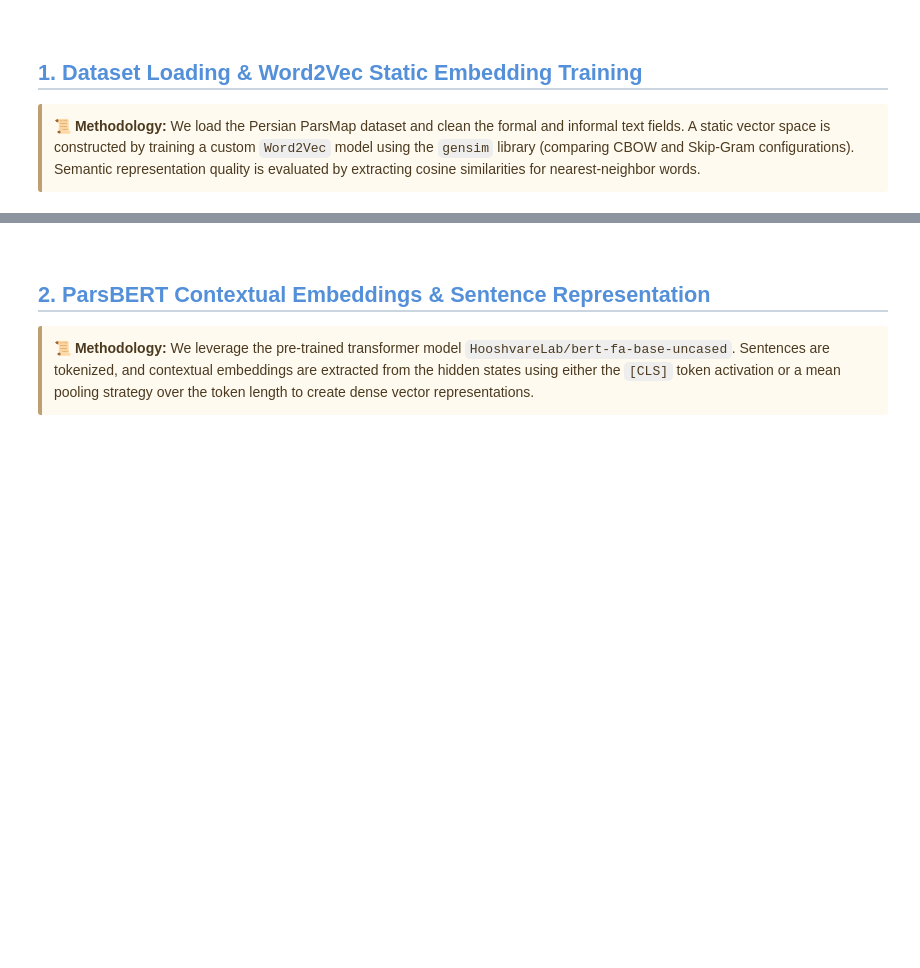
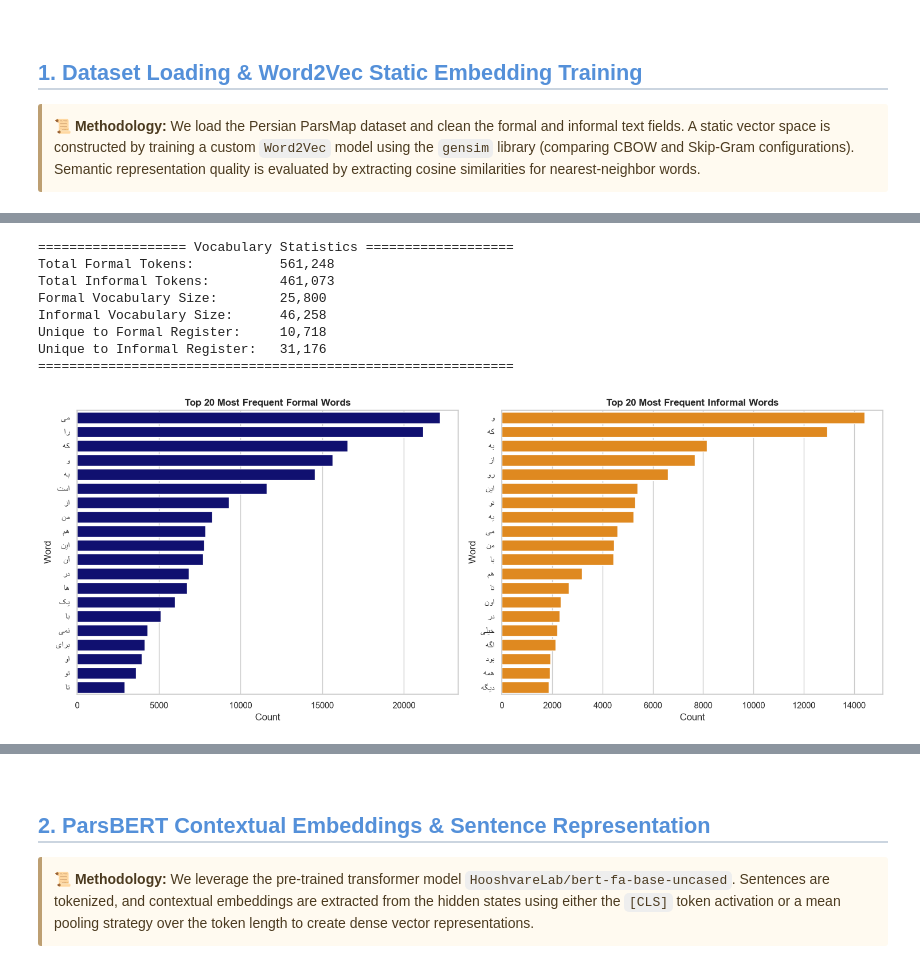
Before and after one commit to Parsa-Saeednia/UT-DataScience-Spring2026, a Jupyter notebook: Assignments/CA5/task2_Semantic_Equivalence_in_Formal_Informal_Persian.ipynb, the cells around one changed output, grey strips where cells are left out. Drawn from its saved outputs; the diff is of its cells as text; code cells hidden in the pictures; blank space fills up the shorter version.

```diff
--- a/Assignments/CA5/task2_Semantic_Equivalence_in_Formal_Informal_Persian.ipynb
+++ b/Assignments/CA5/task2_Semantic_Equivalence_in_Formal_Informal_Persian.ipynb
@@ -32,0 +131,79 @@
+# %%
+from collections import Counter
+import matplotlib.pyplot as plt
+import seaborn as sns
+import pandas as pd
+import re
+
+def analyze_vocabularies(df):
+    """
+    Builds formal and informal vocabularies, computes unique and top-20 terms,
+    and visualizes top frequencies for each register.
+    """
+    # Simple regex word tokenizer (preserves Persian characters)
+    def tokenize(text):
+        return re.findall(r'[\w\u0600-\u06FF]+', str(text))
+
+    # Generate token lists
+    formal_tokens = [token for text in df['formalForm'] for token in tokenize(text)]
+    informal_tokens = [token for text in df['inFormalForm'] for token in tokenize(text)]
+
+    # Calculate token frequencies
+    formal_counts = Counter(formal_tokens)
+    informal_counts = Counter(informal_tokens)
+
+    formal_vocab = set(formal_counts.keys())
+    informal_vocab = set(informal_counts.keys())
+
+    # Compute uniqueness
+    unique_formal = formal_vocab - informal_vocab
+    unique_informal = informal_vocab - formal_vocab
+
+    print("=================== Vocabulary Statistics ===================")
+    print(f"Total Formal Tokens:           {len(formal_tokens):,}")
+    print(f"Total Informal Tokens:         {len(informal_tokens):,}")
+    print(f"Formal Vocabulary Size:        {len(formal_vocab):,}")
+    print(f"Informal Vocabulary Size:      {len(informal_vocab):,}")
+    print(f"Unique to Formal Register:     {len(unique_formal):,}")
+    print(f"Unique to Informal Register:   {len(unique_informal):,}")
+    print("=============================================================\n")
+
+    # Get Top 20 Most Frequent Terms
+    top20_formal = pd.DataFrame(formal_counts.most_common(20), columns=['Word', 'Count'])
+    top20_informal = pd.DataFrame(informal_counts.most_common(20), columns=['Word', 'Count'])
+
+    # Visualizations
+    fig, axes = plt.subplots(1, 2, figsize=(15, 6))
+
+    # Top 20 Formal
+    sns.barplot(data=top20_formal, x='Count', y='Word', color='navy', ax=axes[0])
+    axes[0].set_title("Top 20 Most Frequent Formal Words", fontsize=12, fontweight='bold')
+
+    # Top 20 Informal
+    sns.barplot(data=top20_informal, x='Count', y='Word', color='darkorange', ax=axes[1])
+    axes[1].set_title("Top 20 Most Frequent Informal Words", fontsize=12, fontweight='bold')
+
+    plt.tight_layout()
+    plt.show()
+
+    return {
+        'formal_vocab': formal_vocab,
+        'informal_vocab': informal_vocab,
+        'unique_formal': unique_formal,
+        'unique_informal': unique_informal,
+        'top20_formal': top20_formal,
+        'top20_informal': top20_informal
+    }
+
+# Execute vocabulary analysis
+vocab_results = analyze_vocabularies(df)
+# %% [output]
+=================== Vocabulary Statistics ===================
+Total Formal Tokens:           561,248
+Total Informal Tokens:         461,073
+Formal Vocabulary Size:        25,800
+Informal Vocabulary Size:      46,258
+Unique to Formal Register:     10,718
+Unique to Informal Register:   31,176
+=============================================================
+[figure, added]
```
Also changed, not shown: parts of 3 cells of this notebook, 1 other file.
